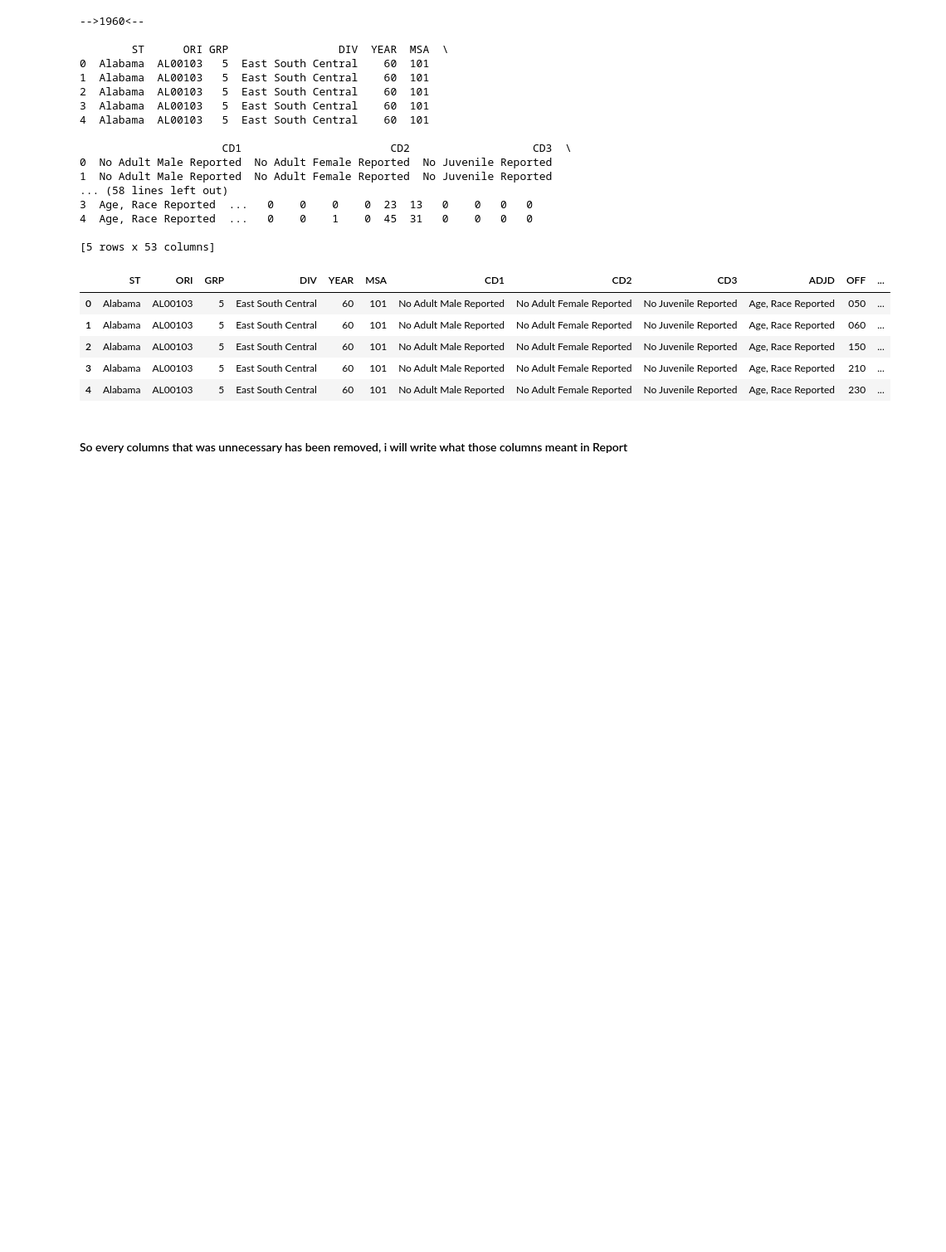
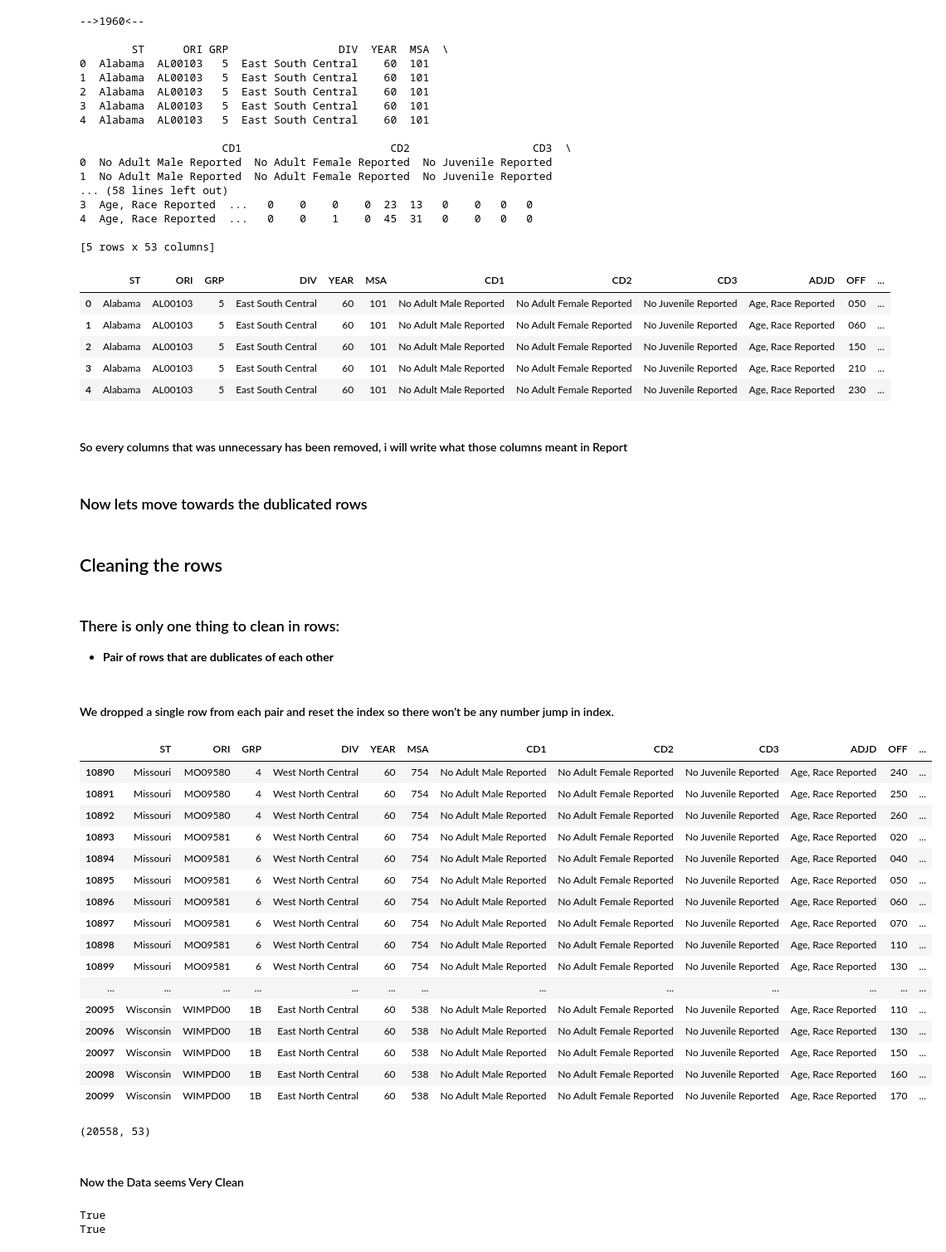
Before and after one commit to Deoxxysss/real-dataset-investigation, a Jupyter notebook: Notebooks/02_data_cleaning.ipynb, the cells around one changed output. Shown at 83% size. Cells and saved outputs as stored; diff of their text form; code cells hidden in the pictures; blank space fills up the shorter version.

Commit message:
Complete Cleaning the data and release the final filtered version

```diff
--- a/Notebooks/02_data_cleaning.ipynb
+++ b/Notebooks/02_data_cleaning.ipynb
@@ -117,3 +115,55 @@ df60.head()
 | 4 | Alabama | AL00103 | 5 | East South Central | 60 | 101 | No Adult Male Reported | No Adult Female Reported | No Juvenile Reported | Age, Race Reported | 230 | ... |
 # %% [markdown]
 #### So every columns that was unnecessary has been removed, i will write what those columns meant in Report
+# %% [markdown]
+### Now lets move towards the dublicated rows
+# %% [markdown]
+## Cleaning the rows
+# %% [markdown]
+### There is only one thing to clean in rows:
+- **Pair of rows that are dublicates of each other**
+# %%
+# Pair of rows that are dublicates of each other
+# --> There are 2 pairs of rows with all columns same
+# From inspection file of ours we get to know those rows that are dublicates of each other
+# Both of these 2 dublicate pair are in same 1960 dataset
+# Both pairs are 10898-10899 and 20091-20092
+df60 = df60.drop(index=[10899, 20092]).reset_index(drop=True)
+# %% [markdown]
+#### We dropped a single row from each pair and reset the index so there won't be any number jump in index.
+# %%
+import numpy as np
+df60.iloc[np.r_[10890:10900, 20090:20100],:]
+# %% [output]
+|  | ST | ORI | GRP | DIV | YEAR | MSA | CD1 | CD2 | CD3 | ADJD | OFF | ... |
+| 10890 | Missouri | MO09580 | 4 | West North Central | 60 | 754 | No Adult Male Reported | No Adult Female Reported | No Juvenile Reported | Age, Race Reported | 240 | ... |
+| 10891 | Missouri | MO09580 | 4 | West North Central | 60 | 754 | No Adult Male Reported | No Adult Female Reported | No Juvenile Reported | Age, Race Reported | 250 | ... |
+| 10892 | Missouri | MO09580 | 4 | West North Central | 60 | 754 | No Adult Male Reported | No Adult Female Reported | No Juvenile Reported | Age, Race Reported | 260 | ... |
+| 10893 | Missouri | MO09581 | 6 | West North Central | 60 | 754 | No Adult Male Reported | No Adult Female Reported | No Juvenile Reported | Age, Race Reported | 020 | ... |
+| 10894 | Missouri | MO09581 | 6 | West North Central | 60 | 754 | No Adult Male Reported | No Adult Female Reported | No Juvenile Reported | Age, Race Reported | 040 | ... |
+| 10895 | Missouri | MO09581 | 6 | West North Central | 60 | 754 | No Adult Male Reported | No Adult Female Reported | No Juvenile Reported | Age, Race Reported | 050 | ... |
+| 10896 | Missouri | MO09581 | 6 | West North Central | 60 | 754 | No Adult Male Reported | No Adult Female Reported | No Juvenile Reported | Age, Race Reported | 060 | ... |
+| 10897 | Missouri | MO09581 | 6 | West North Central | 60 | 754 | No Adult Male Reported | No Adult Female Reported | No Juvenile Reported | Age, Race Reported | 070 | ... |
+| 10898 | Missouri | MO09581 | 6 | West North Central | 60 | 754 | No Adult Male Reported | No Adult Female Reported | No Juvenile Reported | Age, Race Reported | 110 | ... |
+| 10899 | Missouri | MO09581 | 6 | West North Central | 60 | 754 | No Adult Male Reported | No Adult Female Reported | No Juvenile Reported | Age, Race Reported | 130 | ... |
+| ... | ... | ... | ... | ... | ... | ... | ... | ... | ... | ... | ... | ... |
+| 20095 | Wisconsin | WIMPD00 | 1B | East North Central | 60 | 538 | No Adult Male Reported | No Adult Female Reported | No Juvenile Reported | Age, Race Reported | 110 | ... |
+| 20096 | Wisconsin | WIMPD00 | 1B | East North Central | 60 | 538 | No Adult Male Reported | No Adult Female Reported | No Juvenile Reported | Age, Race Reported | 130 | ... |
+| 20097 | Wisconsin | WIMPD00 | 1B | East North Central | 60 | 538 | No Adult Male Reported | No Adult Female Reported | No Juvenile Reported | Age, Race Reported | 150 | ... |
+| 20098 | Wisconsin | WIMPD00 | 1B | East North Central | 60 | 538 | No Adult Male Reported | No Adult Female Reported | No Juvenile Reported | Age, Race Reported | 160 | ... |
+| 20099 | Wisconsin | WIMPD00 | 1B | East North Central | 60 | 538 | No Adult Male Reported | No Adult Female Reported | No Juvenile Reported | Age, Race Reported | 170 | ... |
+# %%
+# New shape of df60
+df60.shape
+# %% [output]
+(20558, 53)
+# %% [markdown]
+#### Now the Data seems Very Clean
+# %%
+# Now we will cast in the next step beacuse we need to use concat in order to merge all three year dataset
+#Checking if ST needs to be cast
+print(set(df60['ST'].cat.categories) == set(df61['ST'].cat.categories))
+print(set(df61['ST'].cat.categories) == set(df62['ST'].cat.categories))
+# %% [output]
+True
+True
```
Also changed, not shown: parts of 10 cells of this notebook.
